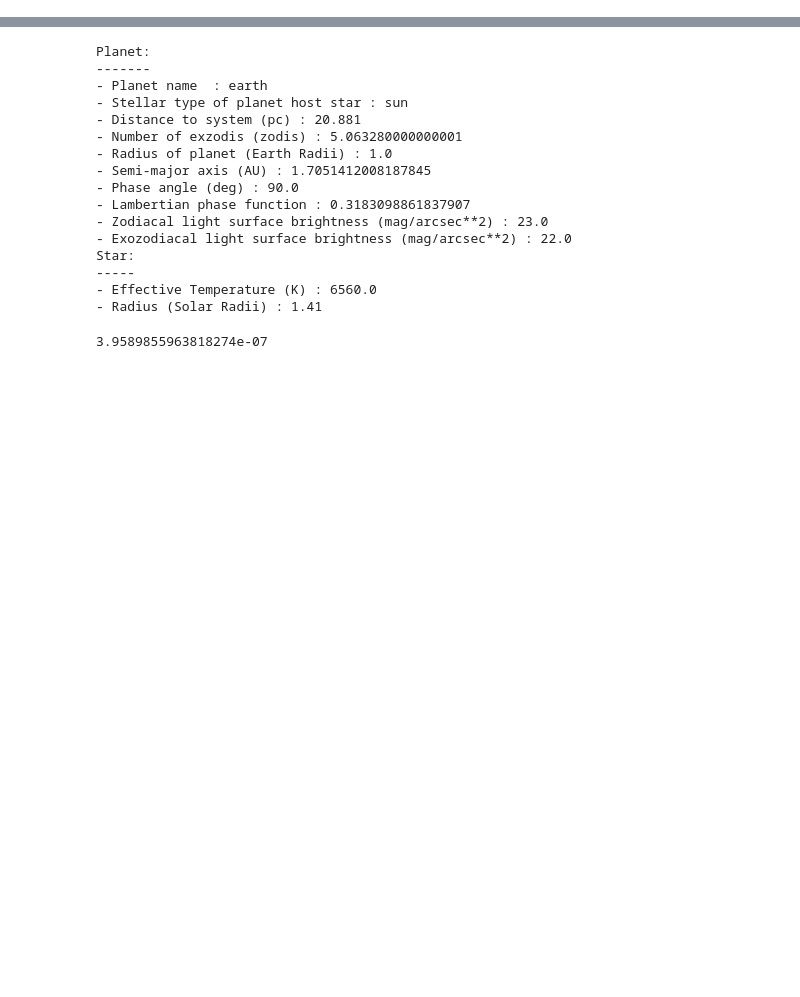
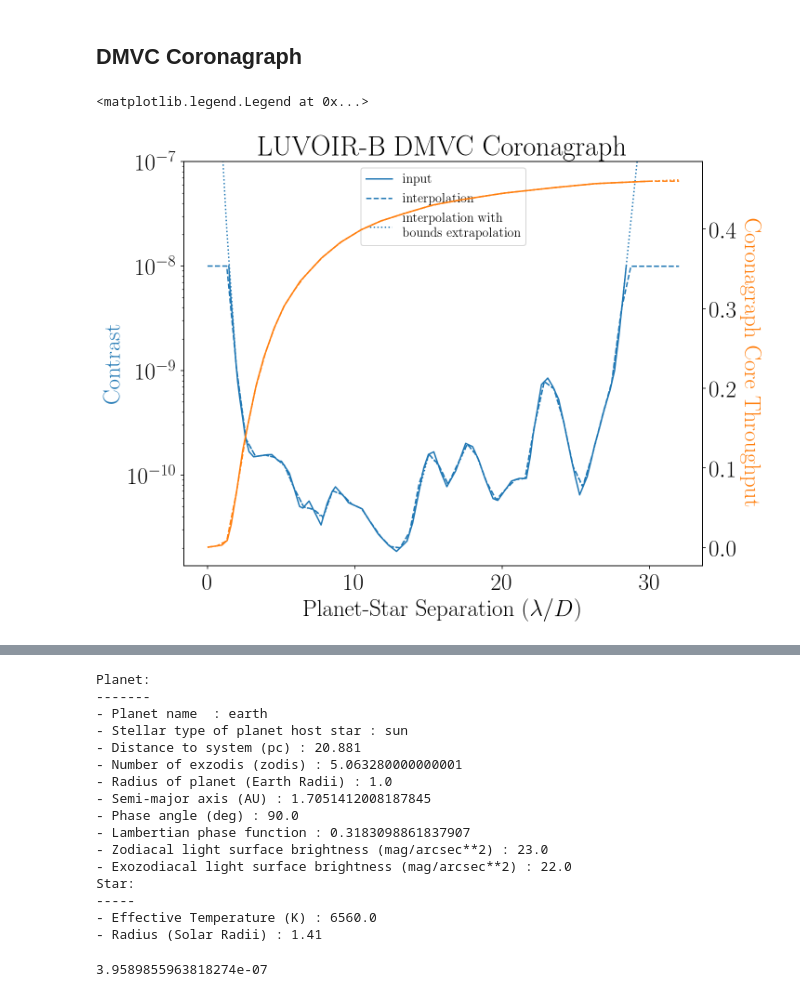
Before and after one commit to jlustigy/luvoir_hec_drm, a Jupyter notebook: notebooks/dev_better_coronagraphs.ipynb, the cells around one changed output, grey strips where cells are left out. Drawn from its saved outputs; the diff is of its cells as text; code cells hidden in the pictures; blank space fills up the shorter version.

```diff
--- a/notebooks/dev_better_coronagraphs.ipynb
+++ b/notebooks/dev_better_coronagraphs.ipynb
@@ -72,0 +97,44 @@ ax2.plot(separr, tsep, color = "C1", ls = "dashed")
+# %% [markdown]
+## DMVC Coronagraph
+# %%
+c_dmvc = np.loadtxt("../inputs/LUVOIR_coronagraphs/DMVC_Contrast1.txt", skiprows=1)
+t_dmvc = np.loadtxt("../inputs/LUVOIR_coronagraphs/DMVC_Throughput1.txt", skiprows=1)
+
+separr = np.linspace(0.0, 32.0)
+
+# Interpolate linearly using numpy
+csep = np.interp(separr, c_dmvc[:,0], c_dmvc[:,1])
+tsep = np.interp(separr, t_dmvc[:,0], t_dmvc[:,1])
+
+# Interpolate linearly with extrapolation using scipy
+csep2 = scipy.interpolate.interp1d(c_dmvc[:,0], np.log10(c_dmvc[:,1]), bounds_error = False, fill_value="extrapolate")
+tsep2 = scipy.interpolate.interp1d(t_dmvc[:,0], t_dmvc[:,1], bounds_error = False, fill_value="extrapolate")
+
+
+
+fig, ax = plt.subplots(figsize = (10,8))
+ax.set_xlabel("Planet-Star Separation ($\lambda / D$)")
+ax.set_title("LUVOIR-B DMVC Coronagraph")
+
+ax.set_ylabel("Contrast", color = "C0")
+ax.plot(c_dmvc[:,0], c_dmvc[:,1], color = "C0", label = "input")
+ax.plot(separr, csep, color = "C0", ls = "dashed", label = "interpolation")
+ax.set_yscale("log")
+
+ax2 = ax.twinx()
+ax2.set_ylabel("Coronagraph Core Throughput", color = "C1", rotation = 270, labelpad = 27)
+ax2.plot(t_dmvc[:,0], t_dmvc[:,1], color = "C1")
+ax2.plot(separr, tsep, color = "C1", ls = "dashed")
+
+ylim = ax.get_ylim()
+
+ax.plot(separr, 10.**csep2(separr), color = "C0", ls = "dotted", label = "interpolation with \nbounds extrapolation")
+ax2.plot(separr, tsep2(separr), color = "C1", ls = "dotted")
+
+ax.set_ylim(ylim)
+ax.set_ylim(top = 1e-7)
+
+ax.legend(fontsize = 14)
+# %% [output]
+<matplotlib.legend.Legend at 0x...>
+[figure, added]
```
Also changed, not shown: parts of 21 cells of this notebook, 29 other files.
